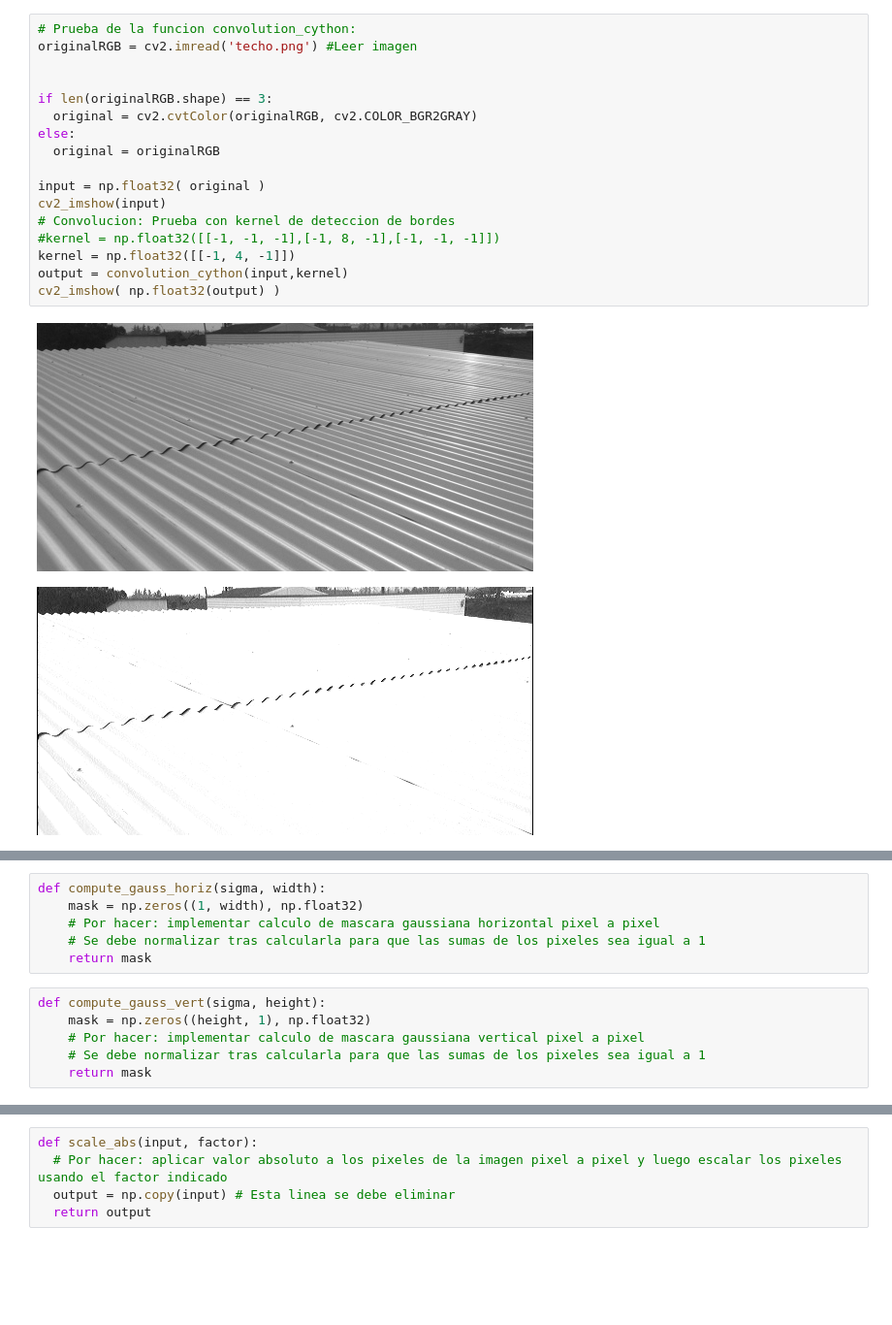
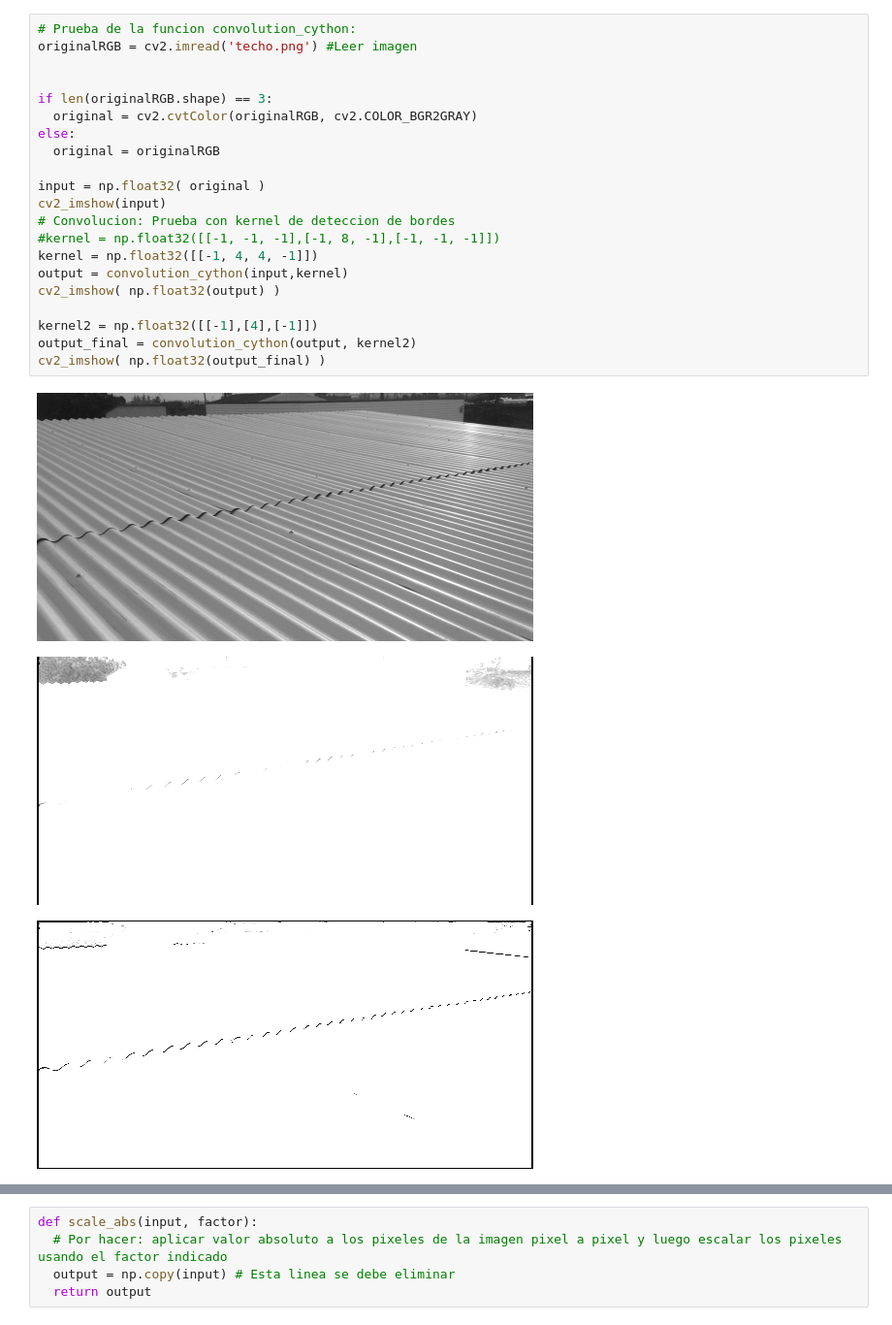
Before and after one commit to Diego-II/Procesamiento-Avanzado-de-Imagenes, a Jupyter notebook: Tarea1/tarea1_alumnos_cython_convolution.ipynb, the cells around one changed output, grey strips where cells are left out. Shown: that part at 97% size. Saved outputs shown, nothing was run; the diff lists cells and outputs as text; blank space fills up the shorter version.

Commit message:
Listo hasta funcion Add( imagen1, imagen2) -> Otra imagen.

```diff
--- a/Tarea1/tarea1_alumnos_cython_convolution.ipynb
+++ b/Tarea1/tarea1_alumnos_cython_convolution.ipynb
@@ -114,20 +119,25 @@ time: 130 ms
 # %%
 # Prueba de la funcion convolution_cython:
 originalRGB = cv2.imread('techo.png') #Leer imagen
 
 
 if len(originalRGB.shape) == 3:
   original = cv2.cvtColor(originalRGB, cv2.COLOR_BGR2GRAY)
 else:
   original = originalRGB
 
 input = np.float32( original )
 cv2_imshow(input)
 # Convolucion: Prueba con kernel de deteccion de bordes
 #kernel = np.float32([[-1, -1, -1],[-1, 8, -1],[-1, -1, -1]])
-kernel = np.float32([[-1, 4, -1]])
+kernel = np.float32([[-1, 4, 4, -1]])
 output = convolution_cython(input,kernel)
 cv2_imshow( np.float32(output) )
+
+kernel2 = np.float32([[-1],[4],[-1]])
+output_final = convolution_cython(output, kernel2)
+cv2_imshow( np.float32(output_final) )
 # %% [output]
 [figure]
-[figure, old version]
+[figure, new version]
+[figure, added]
@@ -135,12 +144,0 @@ time: 78.6 ms
-# %%
-def compute_gauss_horiz(sigma, width):
-	mask = np.zeros((1, width), np.float32)
-	# Por hacer: implementar calculo de mascara gaussiana horizontal pixel a pixel
-	# Se debe normalizar tras calcularla para que las sumas de los pixeles sea igual a 1
-	return mask
-# %%
-def compute_gauss_vert(sigma, height):
-	mask = np.zeros((height, 1), np.float32)
-	# Por hacer: implementar calculo de mascara gaussiana vertical pixel a pixel
-	# Se debe normalizar tras calcularla para que las sumas de los pixeles sea igual a 1
-	return mask
```
Also changed, not shown: parts of 33 cells of this notebook.
